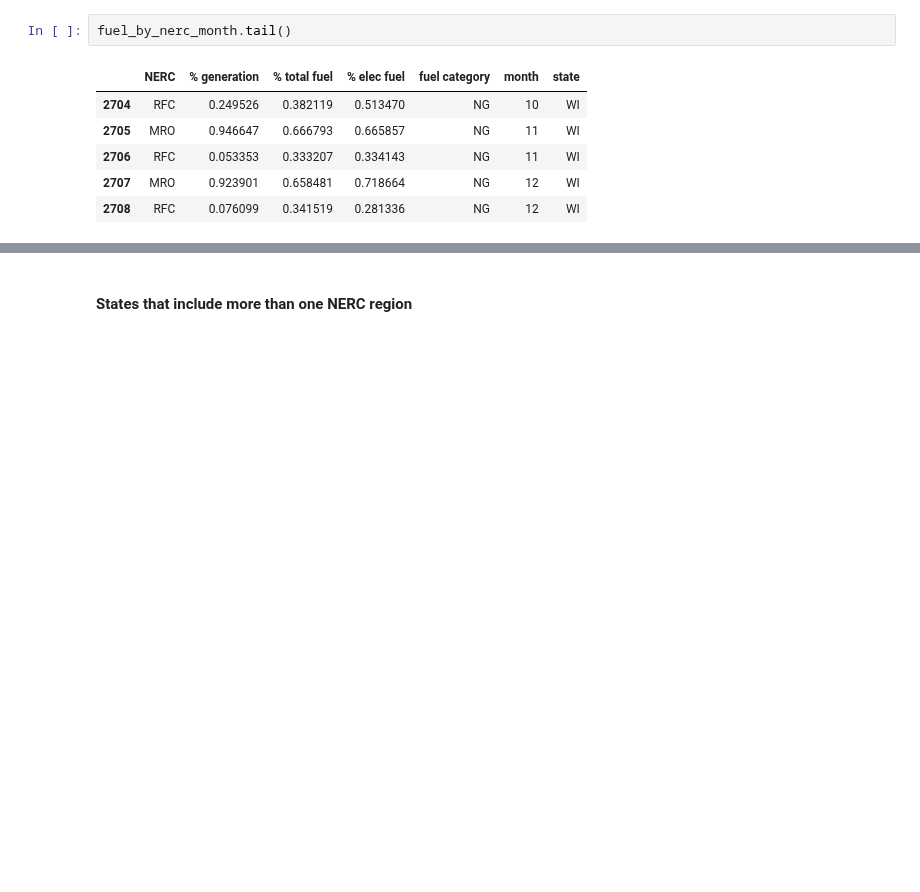
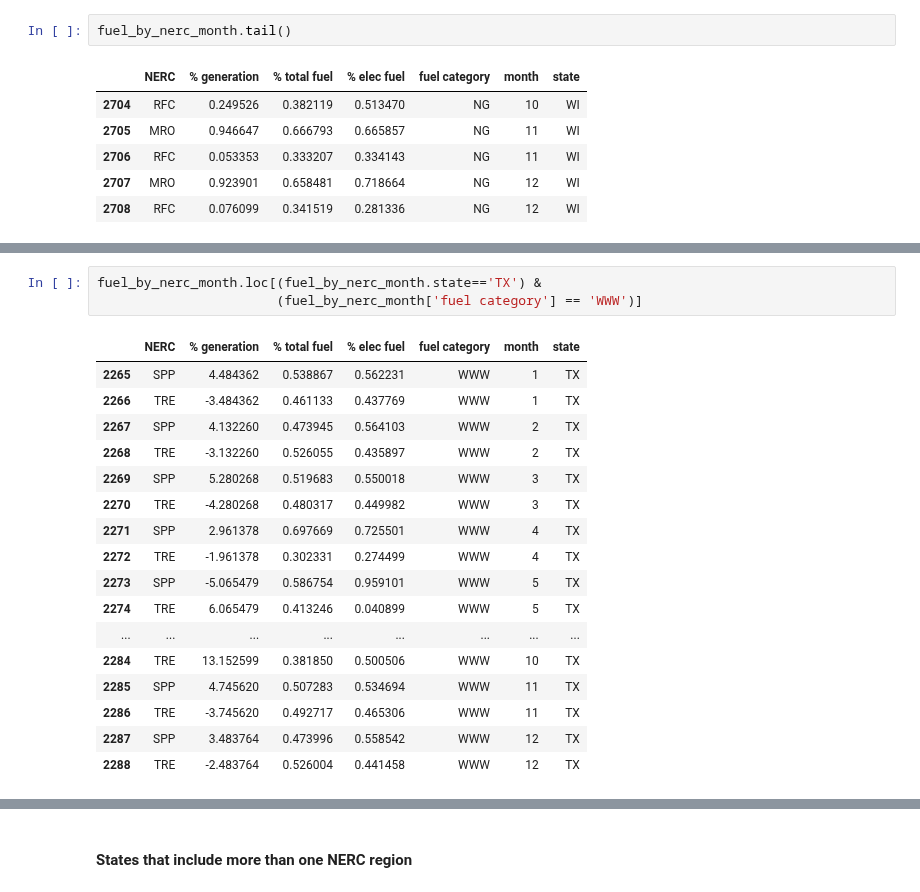
Before and after one commit to gschivley/carbon-index, a Jupyter notebook: Explore method for allocating state-level data to NERC regions.ipynb, the cells around one changed output, grey strips where cells are left out. Drawn from its saved outputs; the diff is of its cells as text; blank space fills up the shorter version.

```diff
--- a/Explore method for allocating state-level data to NERC regions.ipynb
+++ b/Explore method for allocating state-level data to NERC regions.ipynb
@@ -458,0 +434,21 @@ fuel_by_nerc_month.tail()
+# %%
+fuel_by_nerc_month.loc[(fuel_by_nerc_month.state=='TX') &
+                       (fuel_by_nerc_month['fuel category'] == 'WWW')]
+# %% [output]
+|  | NERC | % generation | % total fuel | % elec fuel | fuel category | month | state |
+| 2265 | SPP | 4.484362 | 0.538867 | 0.562231 | WWW | 1 | TX |
+| 2266 | TRE | -3.484362 | 0.461133 | 0.437769 | WWW | 1 | TX |
+| 2267 | SPP | 4.132260 | 0.473945 | 0.564103 | WWW | 2 | TX |
+| 2268 | TRE | -3.132260 | 0.526055 | 0.435897 | WWW | 2 | TX |
+| 2269 | SPP | 5.280268 | 0.519683 | 0.550018 | WWW | 3 | TX |
+| 2270 | TRE | -4.280268 | 0.480317 | 0.449982 | WWW | 3 | TX |
+| 2271 | SPP | 2.961378 | 0.697669 | 0.725501 | WWW | 4 | TX |
+| 2272 | TRE | -1.961378 | 0.302331 | 0.274499 | WWW | 4 | TX |
+| 2273 | SPP | -5.065479 | 0.586754 | 0.959101 | WWW | 5 | TX |
+| 2274 | TRE | 6.065479 | 0.413246 | 0.040899 | WWW | 5 | TX |
+| ... | ... | ... | ... | ... | ... | ... | ... |
+| 2284 | TRE | 13.152599 | 0.381850 | 0.500506 | WWW | 10 | TX |
+| 2285 | SPP | 4.745620 | 0.507283 | 0.534694 | WWW | 11 | TX |
+| 2286 | TRE | -3.745620 | 0.492717 | 0.465306 | WWW | 11 | TX |
+| 2287 | SPP | 3.483764 | 0.473996 | 0.558542 | WWW | 12 | TX |
+| 2288 | TRE | -2.483764 | 0.526004 | 0.441458 | WWW | 12 | TX |
```
Also changed, not shown: parts of 11 cells of this notebook.
